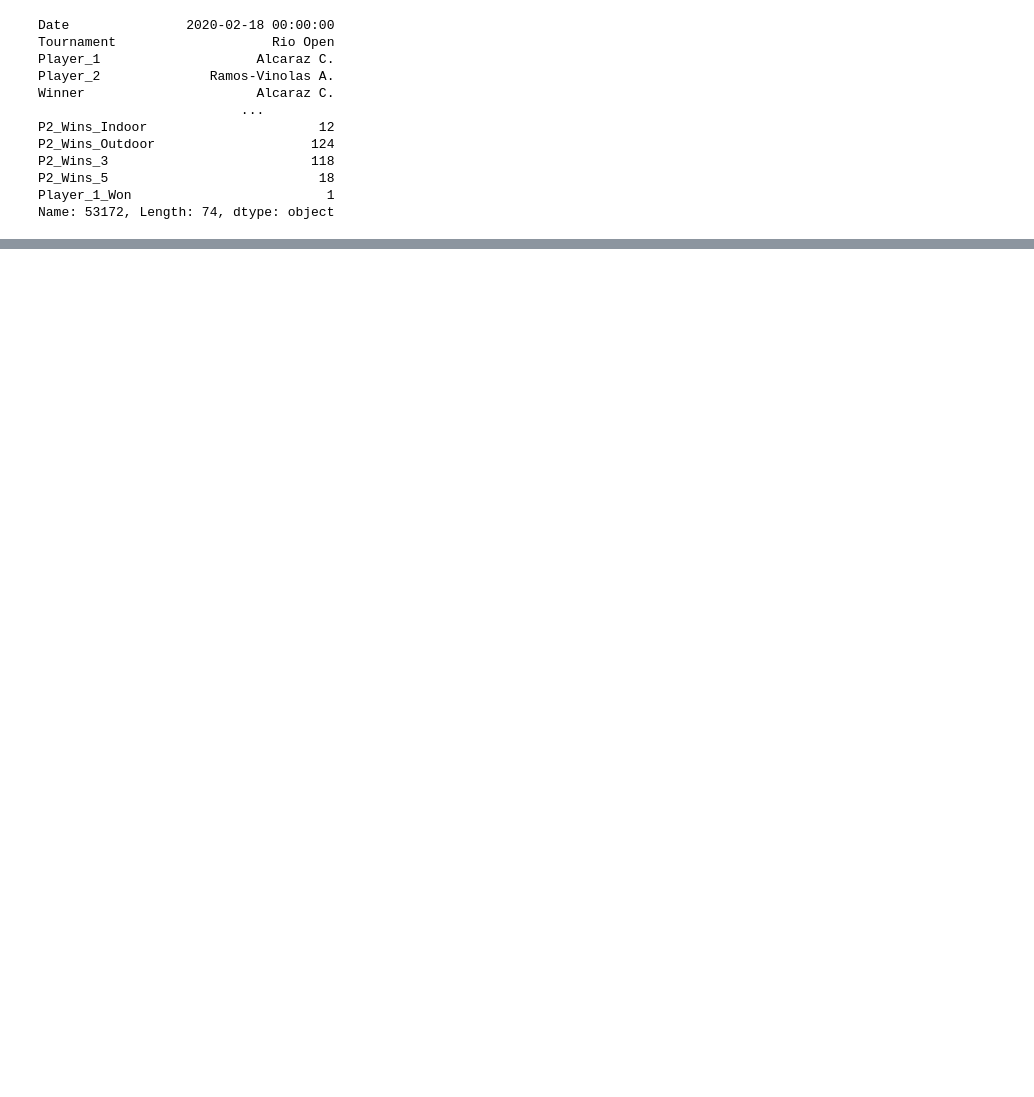
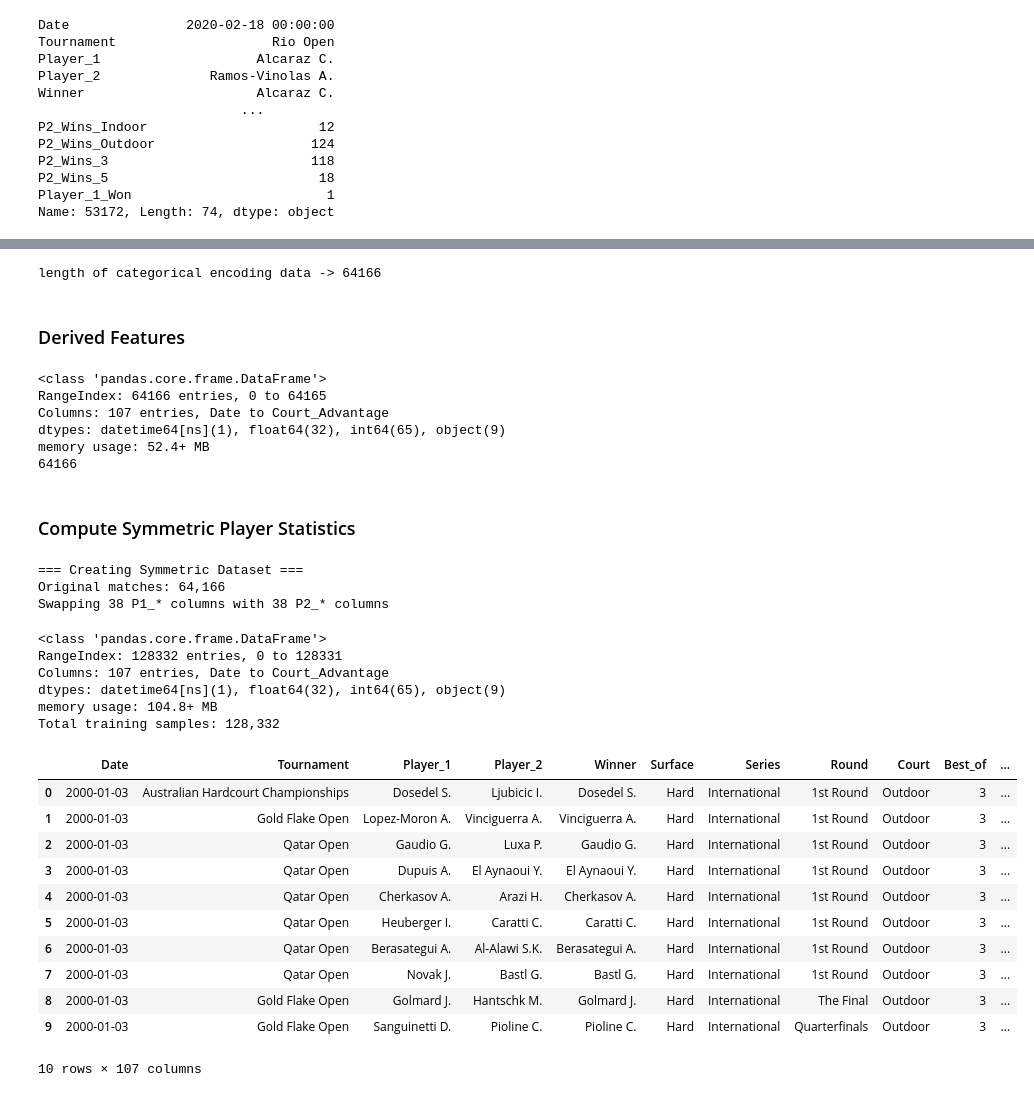
Before and after one commit to mozartfish/ATP-Prediction-Service, a Jupyter notebook: 1_HistoricalData.ipynb, the cells around one changed output, grey strips where cells are left out. Saved outputs shown, nothing was run; the diff lists cells and outputs as text; code cells hidden in the pictures; blank space fills up the shorter version.

```diff
--- a/1_HistoricalData.ipynb
+++ b/1_HistoricalData.ipynb
@@ -1005,0 +1097,6 @@ Name: 53172, Length: 74, dtype: object
+# %%
+print(f"length of categorical encoding data -> {len(complete_match_history_encoded)}")
+# %% [output]
+length of categorical encoding data -> 64166
+# %% [markdown]
+### Derived Features
@@ -1005,0 +1149,16 @@ Name: 53172, Length: 74, dtype: object
+# %%
+complete_match_history_derived_features = compute_derived_features(
+    complete_match_history_encoded
+)
+# %%
+complete_match_history_derived_features.info()
+print(f"{len(complete_match_history_derived_features)}")
+# %% [output]
+<class 'pandas.core.frame.DataFrame'>
+RangeIndex: 64166 entries, 0 to 64165
+Columns: 107 entries, Date to Court_Advantage
+dtypes: datetime64[ns](1), float64(32), int64(65), object(9)
+memory usage: 52.4+ MB
+64166
+# %% [markdown]
+### Compute Symmetric Player Statistics
@@ -1005,0 +1238,33 @@ Name: 53172, Length: 74, dtype: object
+# %%
+complete_match_history_symmetric = create_symmetric_dataset(
+    complete_match_history_derived_features
+)
+# %% [output]
+=== Creating Symmetric Dataset ===
+Original matches: 64,166
+Swapping 38 P1_* columns with 38 P2_* columns
+# %%
+complete_match_history_symmetric.info()
+print(f"Total training samples: {len(complete_match_history_symmetric):,}")
+# %% [output]
+<class 'pandas.core.frame.DataFrame'>
+RangeIndex: 128332 entries, 0 to 128331
+Columns: 107 entries, Date to Court_Advantage
+dtypes: datetime64[ns](1), float64(32), int64(65), object(9)
+memory usage: 104.8+ MB
+Total training samples: 128,332
+# %%
+complete_match_history_symmetric.head(10)
+# %% [output]
+|  | Date | Tournament | Player_1 | Player_2 | Winner | Surface | Series | Round | Court | Best_of | ... |
+| 0 | 2000-01-03 | Australian Hardcourt Championships | Dosedel S. | Ljubicic I. | Dosedel S. | Hard | International | 1st Round | Outdoor | 3 | ... |
+| 1 | 2000-01-03 | Gold Flake Open | Lopez-Moron A. | Vinciguerra A. | Vinciguerra A. | Hard | International | 1st Round | Outdoor | 3 | ... |
+| 2 | 2000-01-03 | Qatar Open | Gaudio G. | Luxa P. | Gaudio G. | Hard | International | 1st Round | Outdoor | 3 | ... |
+| 3 | 2000-01-03 | Qatar Open | Dupuis A. | El Aynaoui Y. | El Aynaoui Y. | Hard | International | 1st Round | Outdoor | 3 | ... |
+| 4 | 2000-01-03 | Qatar Open | Cherkasov A. | Arazi H. | Cherkasov A. | Hard | International | 1st Round | Outdoor | 3 | ... |
+| 5 | 2000-01-03 | Qatar Open | Heuberger I. | Caratti C. | Caratti C. | Hard | International | 1st Round | Outdoor | 3 | ... |
+| 6 | 2000-01-03 | Qatar Open | Berasategui A. | Al-Alawi S.K. | Berasategui A. | Hard | International | 1st Round | Outdoor | 3 | ... |
+| 7 | 2000-01-03 | Qatar Open | Novak J. | Bastl G. | Bastl G. | Hard | International | 1st Round | Outdoor | 3 | ... |
+| 8 | 2000-01-03 | Gold Flake Open | Golmard J. | Hantschk M. | Golmard J. | Hard | International | The Final | Outdoor | 3 | ... |
+| 9 | 2000-01-03 | Gold Flake Open | Sanguinetti D. | Pioline C. | Pioline C. | Hard | International | Quarterfinals | Outdoor | 3 | ... |
+10 rows × 107 columns
```
Also changed, not shown: parts of 32 cells of this notebook.
